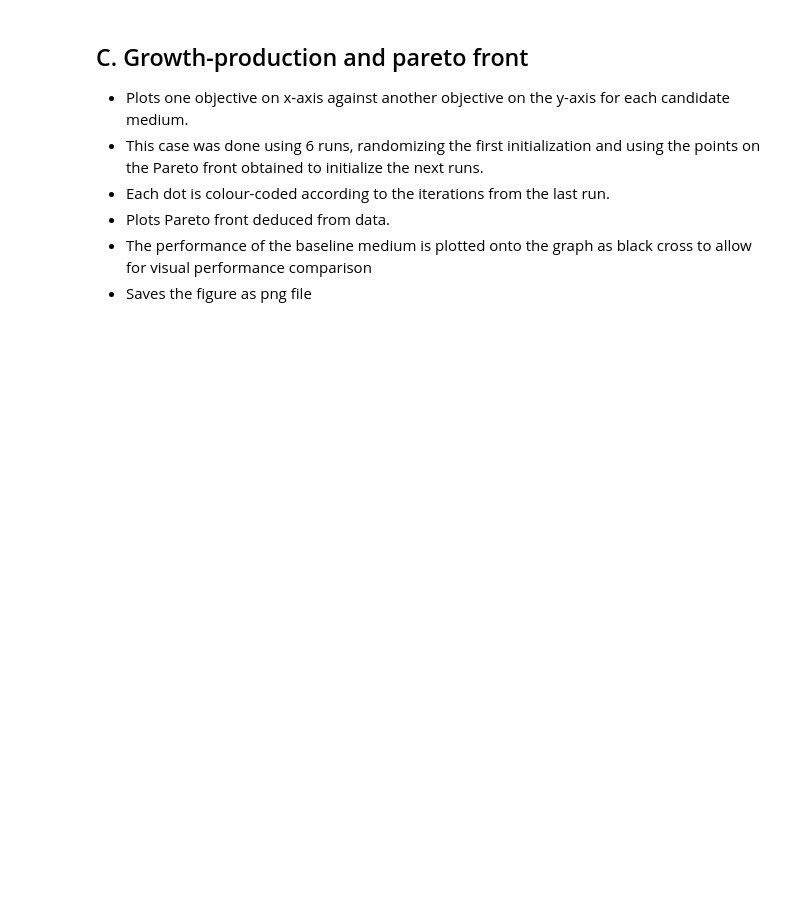
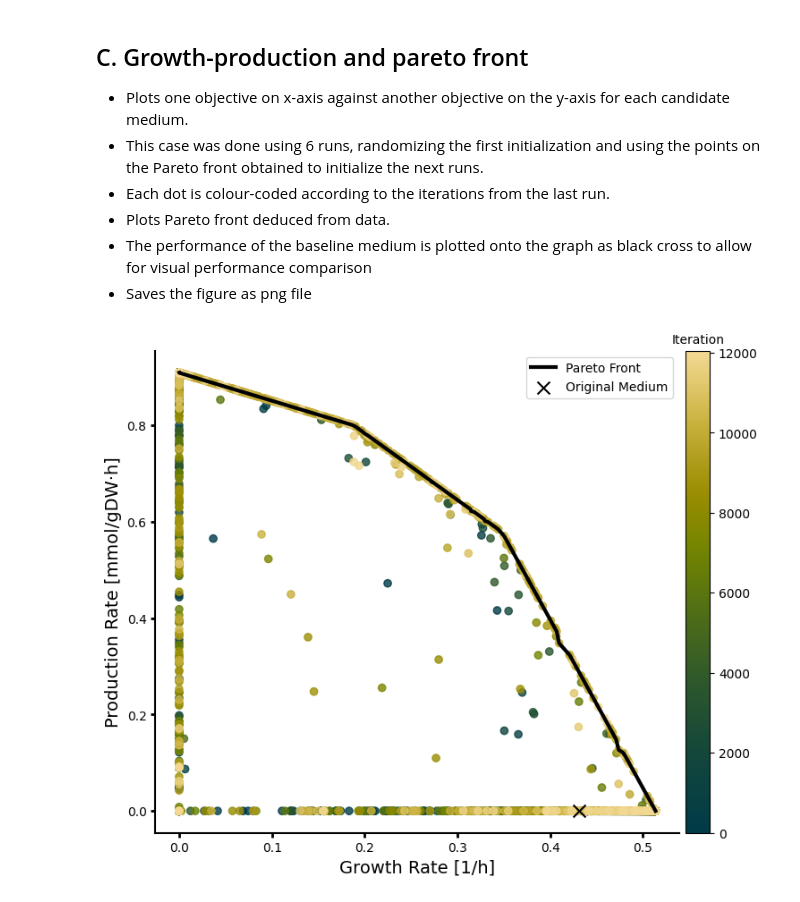
Before and after one commit to cjmerzbacher/mobo-medium-conditions, a Jupyter notebook: analysis/fig4.ipynb, the cells around one changed output. Drawn from its saved outputs; the diff is of its cells as text; code cells hidden in the pictures; blank space fills up the shorter version.

Commit message:
generated figures 4c and 4d, clean comments from added code (b subtilis case)

```diff
--- a/analysis/fig4.ipynb
+++ b/analysis/fig4.ipynb
@@ -30,18 +30,24 @@ data_4c = pd.read_csv("../data/Figure4C.csv")
 fig, axes = plt.subplots(1, 1, figsize = (9, 7))
 
 # Generate distinct colours
-colours = cmaps.bamako.cut(0.05, "right")(np.linspace(0, 1, n_batch + 1))
+colours = cmaps.bamako.cut(0.05, "right")(np.linspace(0, 1, len(data_4c)))
 # Create a custom colourmap for the colour bar
 cmap = mcolors.ListedColormap(colours)
 
 # Create an array to store colours for each data point
-point_colours = np.zeros(len(data_4c), dtype = object)
+point_colours = np.arange(len(data_4c))
+# Set boundaries between each batch, from -0.5 to n_batch + 0.5
+boundaries = np.arange(len(data_4c) +1) - 0.5
+norm = mcolors.BoundaryNorm(boundaries, cmap.N)
+
 
 # Scatter plot with custom colours, applying transparence (alpha = 0.8)
 axes.scatter(
-    data["growth_rate"],
-    data["production"],
+    data_4c["growth_rate"],
+    data_4c["production"],
     c = point_colours,
+    cmap = cmap,
+    norm = norm,
     alpha = 0.8, zorder=1)
 
 # Extract and sort Pareto points by growth rate
@@ -59,32 +65,34 @@ axes.plot(
 axes.scatter(
     x = data_4c["init_growth_rate"][0],
     y = data_4c["init_production"][0],
     color = "black", marker = "x",
     label = "Original Medium", s = 100, zorder = 5
     )
 
 # axes
 axes.set_xlabel("Growth Rate [1/h]", fontsize = 14)
 axes.set_ylabel("Production Rate [mmol/gDW·h]", fontsize = 14)
 axes.xaxis.set_tick_params(width = 2, labelsize = 10)
 axes.yaxis.set_tick_params(width = 2, labelsize = 10)
 axes.spines["top"].set_visible(False)
 axes.spines["right"].set_visible(False)
 axes.spines["bottom"].set_linewidth(1.5)
 axes.spines["left"].set_linewidth(1.5)
 
 # Add the color bar
-tick_positions = np.arange(0, n_batch + 1, 5)
+tick_positions = [0, 2000, 4000, 6000, 8000, 10000, 12000]
 sm = cm.ScalarMappable(cmap = cmap, norm = norm)
-cbar = fig.colorbar(sm, ax = axes, ticks = tick_positions, pad = 0.01) # pad defines distance
+cbar = fig.colorbar(sm, ax = axes, pad = 0.01, ticks = tick_positions) # pad defines distance
 cbar.ax.set_title("Iteration", fontsize = 10)
 cbar.ax.tick_params(which = "minor", size = 0) # turn off minor ticks at colour boundaries
 
 # Display the legend
 axes.legend()
 
 # Show the plot
 plt.show()
 
 fig.set_size_inches(9, 7)  # Consistent physical size in inches
 fig.savefig("Figure4C.png", dpi = 300, bbox_inches = None)
+# %% [output]
+[figure, added]
```
Also changed, not shown: parts of 2 cells of this notebook, 4 other files.
